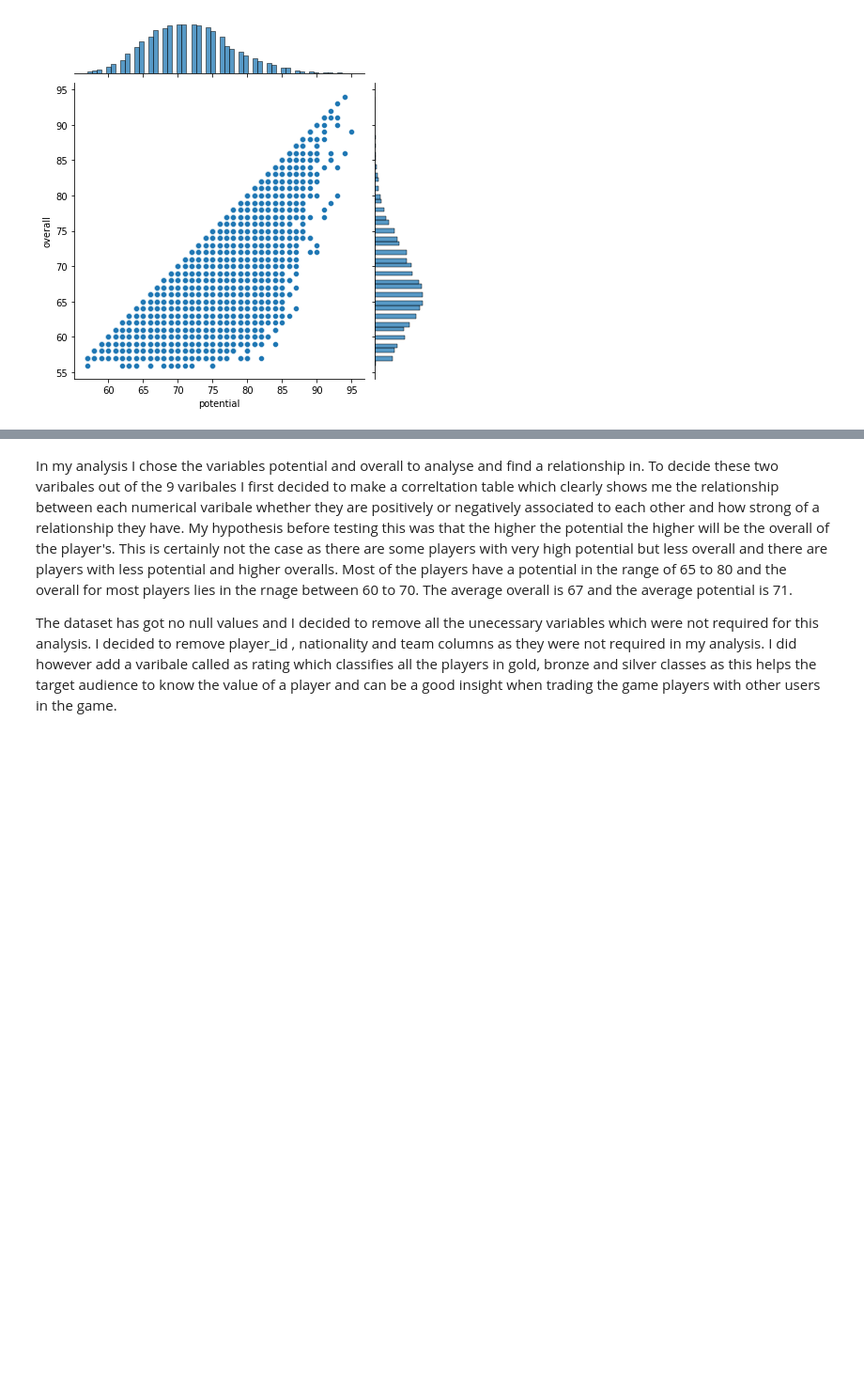
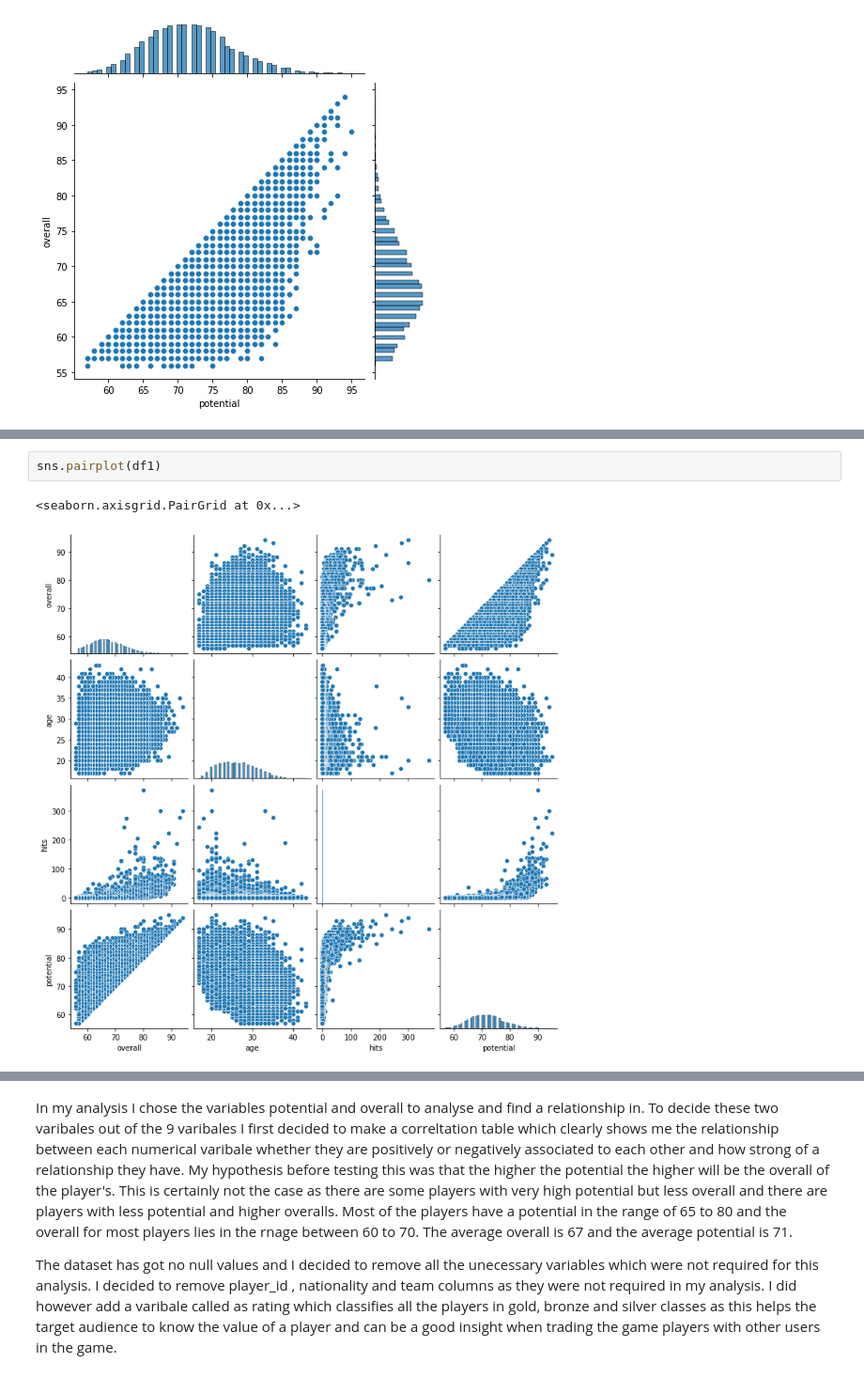
Before and after one commit to data301-2021-winter1/project-group24-project, a Jupyter notebook: notebooks/analysis1.ipynb, the cells around one changed output, grey strips where cells are left out. Shown: that part at 94% size. Saved outputs shown, nothing was run; the diff lists cells and outputs as text; blank space fills up the shorter version.

```diff
--- a/notebooks/analysis1.ipynb
+++ b/notebooks/analysis1.ipynb
@@ -224,0 +256,5 @@ df1.describe(include= 'object').T
+# %%
+sns.pairplot(df1)
+# %% [output]
+<seaborn.axisgrid.PairGrid at 0x...>
+[figure, added]
```
Also changed, not shown: parts of 31 cells of this notebook, 1 other file.
